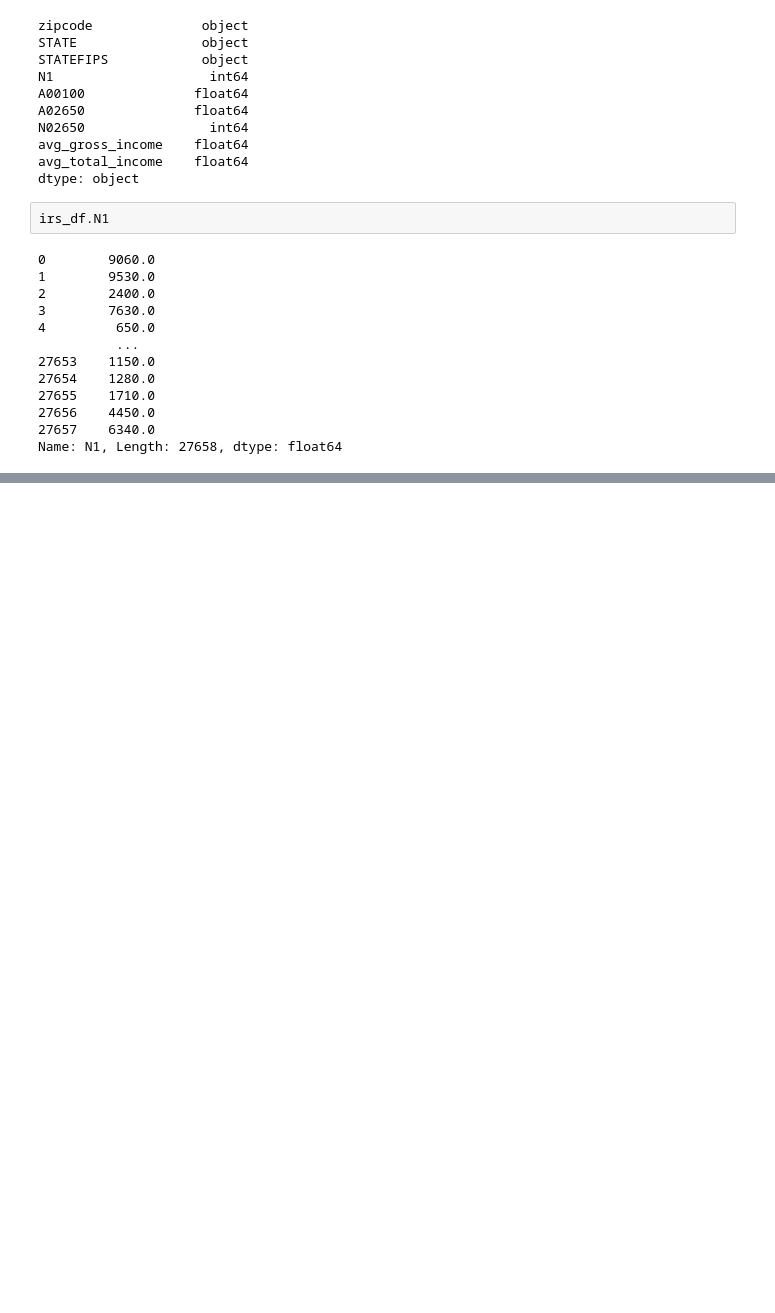
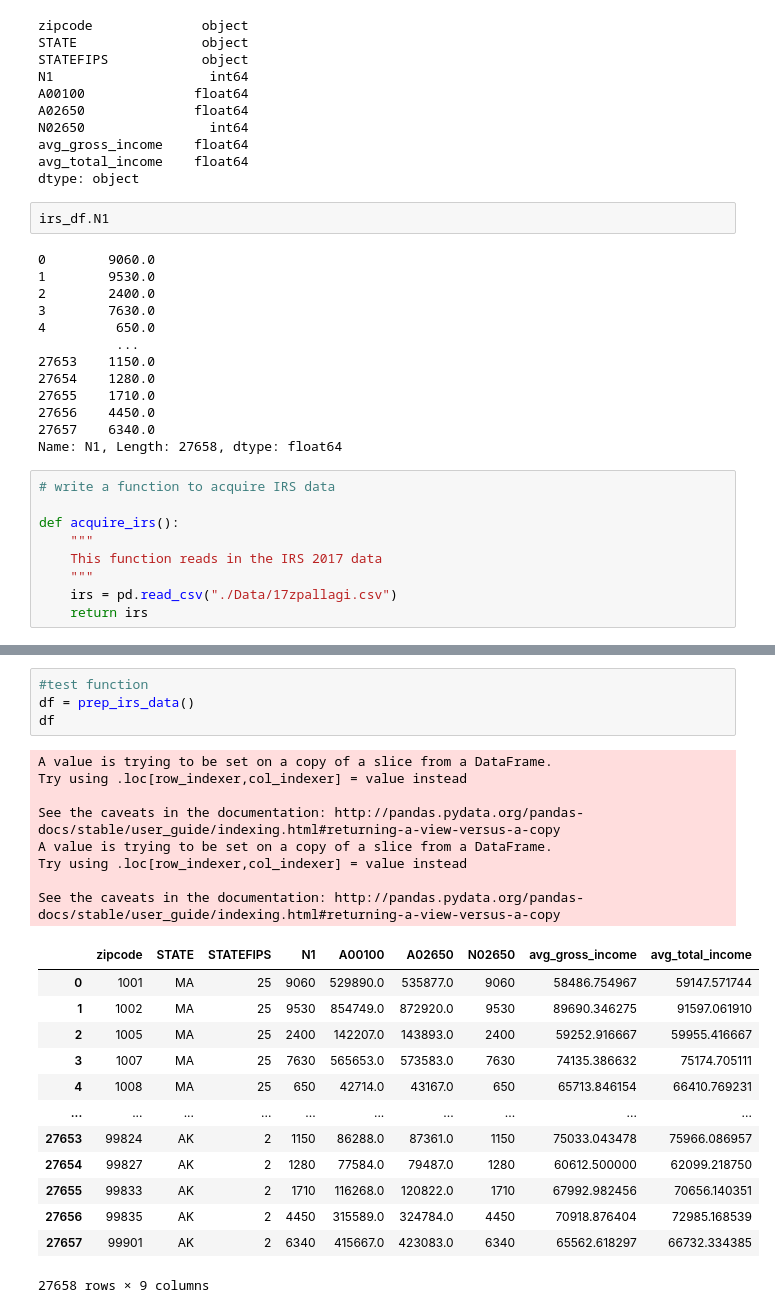
Before and after one commit to yvonneking1/socioecomics_and_your_diet, a Jupyter notebook: scratchpad.ipynb, the cells around one changed output, grey strips where cells are left out. Cells and saved outputs as stored; diff of their text form; blank space fills up the shorter version.

Commit message:
created functions to acquire and prep IRS data

```diff
--- a/scratchpad.ipynb
+++ b/scratchpad.ipynb
@@ -417,3 +417,12 @@ irs_df.N1
 27656    4450.0
 27657    6340.0
 Name: N1, Length: 27658, dtype: float64
+# %%
+# write a function to acquire IRS data
+
+def acquire_irs():
+    """
+    This function reads in the IRS 2017 data
+    """
+    irs = pd.read_csv("./Data/17zpallagi.csv")
+    return irs
@@ -419,0 +507,26 @@ Name: N1, Length: 27658, dtype: float64
+# %%
+#test function
+df = prep_irs_data()
+df
+# %% [output]
+A value is trying to be set on a copy of a slice from a DataFrame.
+Try using .loc[row_indexer,col_indexer] = value instead
+
+See the caveats in the documentation: http://pandas.pydata.org/pandas-docs/stable/user_guide/indexing.html#returning-a-view-versus-a-copy
+A value is trying to be set on a copy of a slice from a DataFrame.
+Try using .loc[row_indexer,col_indexer] = value instead
+
+See the caveats in the documentation: http://pandas.pydata.org/pandas-docs/stable/user_guide/indexing.html#returning-a-view-versus-a-copy
+|  | zipcode | STATE | STATEFIPS | N1 | A00100 | A02650 | N02650 | avg_gross_income | avg_total_income |
+| 0 | 1001 | MA | 25 | 9060 | 529890.0 | 535877.0 | 9060 | 58486.754967 | 59147.571744 |
+| 1 | 1002 | MA | 25 | 9530 | 854749.0 | 872920.0 | 9530 | 89690.346275 | 91597.061910 |
+| 2 | 1005 | MA | 25 | 2400 | 142207.0 | 143893.0 | 2400 | 59252.916667 | 59955.416667 |
+| 3 | 1007 | MA | 25 | 7630 | 565653.0 | 573583.0 | 7630 | 74135.386632 | 75174.705111 |
+| 4 | 1008 | MA | 25 | 650 | 42714.0 | 43167.0 | 650 | 65713.846154 | 66410.769231 |
+| ... | ... | ... | ... | ... | ... | ... | ... | ... | ... |
+| 27653 | 99824 | AK | 2 | 1150 | 86288.0 | 87361.0 | 1150 | 75033.043478 | 75966.086957 |
+| 27654 | 99827 | AK | 2 | 1280 | 77584.0 | 79487.0 | 1280 | 60612.500000 | 62099.218750 |
+| 27655 | 99833 | AK | 2 | 1710 | 116268.0 | 120822.0 | 1710 | 67992.982456 | 70656.140351 |
+| 27656 | 99835 | AK | 2 | 4450 | 315589.0 | 324784.0 | 4450 | 70918.876404 | 72985.168539 |
+| 27657 | 99901 | AK | 2 | 6340 | 415667.0 | 423083.0 | 6340 | 65562.618297 | 66732.334385 |
+27658 rows × 9 columns
```
Also changed, not shown: parts of 4 cells of this notebook.
